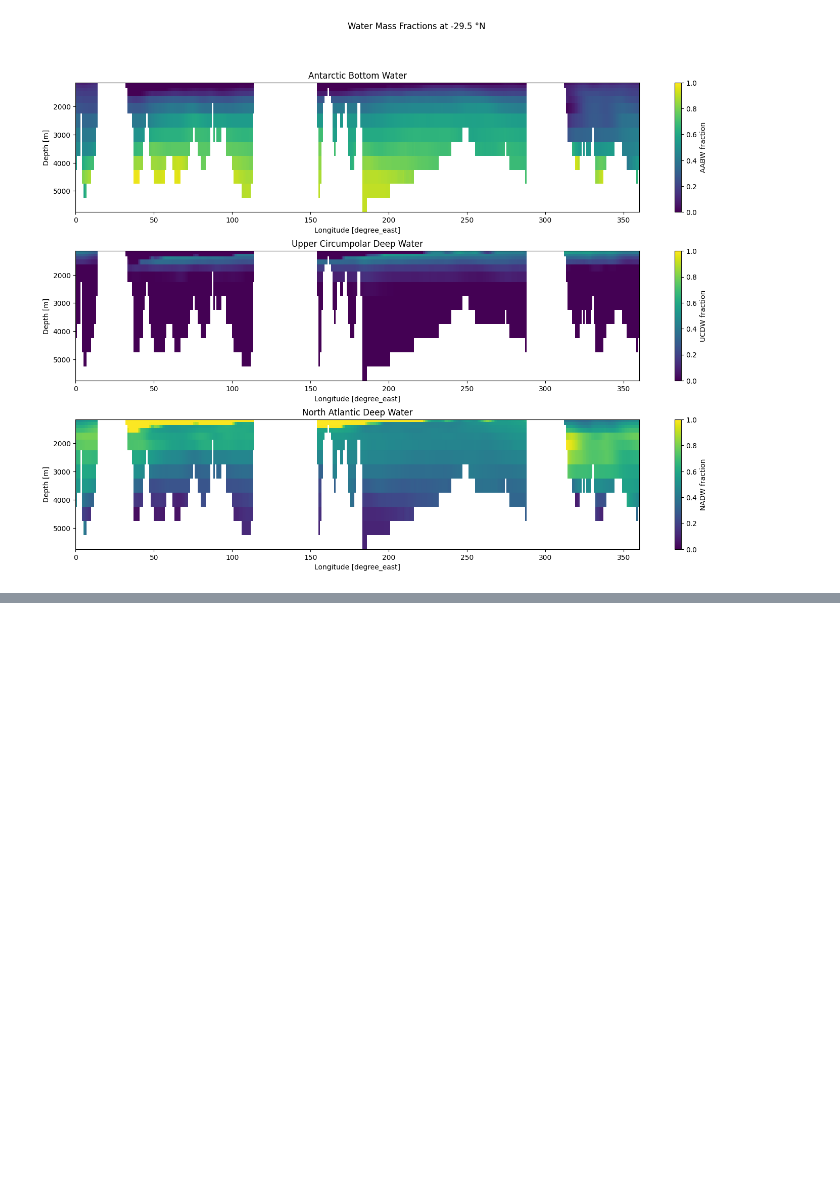
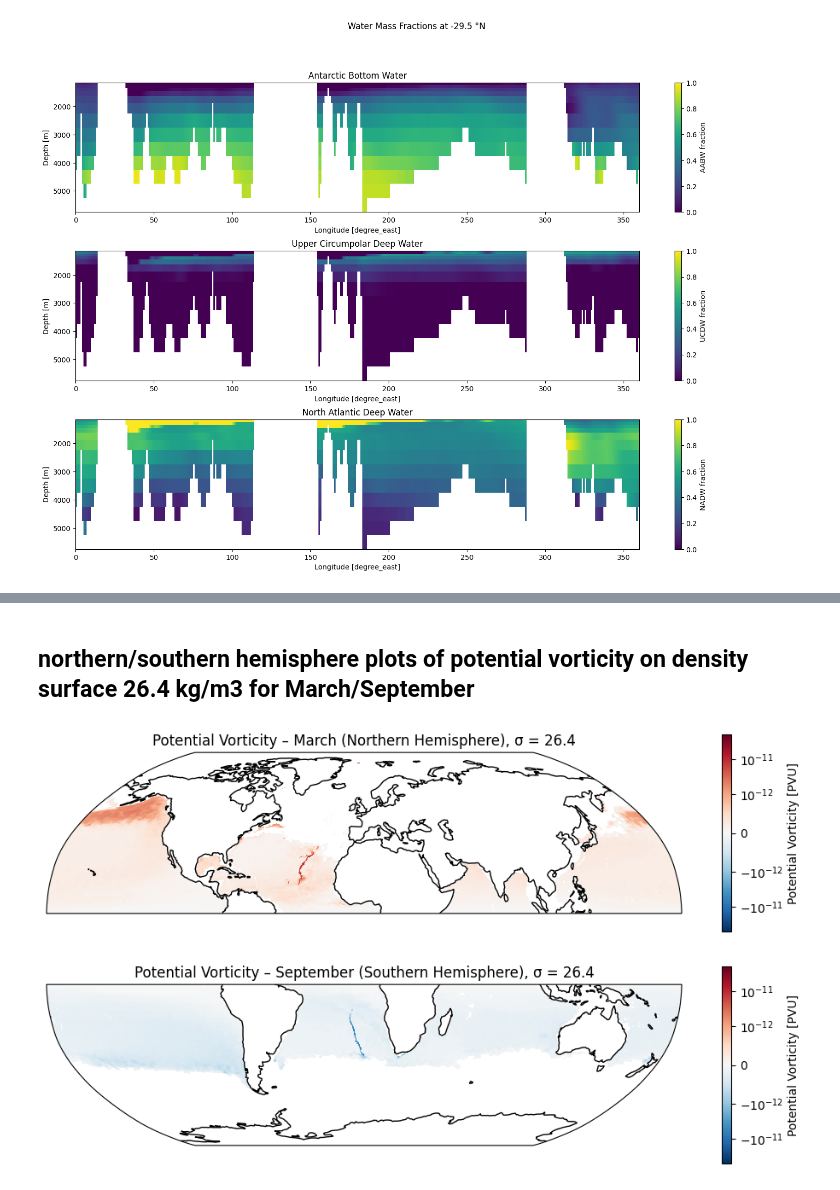
Before and after one commit to JRethemeier/Thermohaline-Circulation, a Jupyter notebook: Assignment4/Assignment4.ipynb, the cells around one changed output, grey strips where cells are left out. Drawn from its saved outputs; the diff is of its cells as text; code cells hidden in the pictures; blank space fills up the shorter version.

```diff
--- a/Assignment4/Assignment4.ipynb
+++ b/Assignment4/Assignment4.ipynb
@@ -255,0 +395,53 @@ axs[2].yaxis.set_inverted(True)
+# %% [markdown]
+## northern/southern hemisphere plots of potential vorticity on density surface 26.4 kg/m3 for March/September
+# %%
+# March: Northern Hemisphere
+pv_march_nh = pv_sigma_mar.sel(LATITUDE=slice(0, 90))
+
+vmin, vmax = -5e-11, 5e-11
+
+plt.figure(figsize=(12, 6))
+ax = plt.axes(projection=ccrs.Robinson())
+
+pv_march_nh.plot(
+    ax=ax,
+    transform=ccrs.PlateCarree(),
+    cmap="RdBu_r",
+    norm=SymLogNorm(linthresh=1e-12, linscale=1, vmin=vmin, vmax=vmax),
+    cbar_kwargs={
+        "shrink": 0.5,
+        "pad": 0.05,
+        "label": "Potential Vorticity [PVU]"
+    },
+)
+
+ax.coastlines()
+ax.set_title("Potential Vorticity – March (Northern Hemisphere), σ = 26.4")
+ax.set_extent([-180, 180, 0, 90], crs=ccrs.PlateCarree())
+plt.show()
+
+# September: Southern Hemisphere
+pv_sept_sh = pv_sigma_sep.sel(LATITUDE=slice(-90, 0))
+
+plt.figure(figsize=(12, 6))
+ax = plt.axes(projection=ccrs.Robinson())
+
+pv_sept_sh.plot(
+    ax=ax,
+    transform=ccrs.PlateCarree(),
+    cmap="RdBu_r",
+    norm=SymLogNorm(linthresh=1e-12, linscale=1, vmin=vmin, vmax=vmax),
+    cbar_kwargs={
+        "shrink": 0.5,
+        "pad": 0.05,
+        "label": "Potential Vorticity [PVU]"
+    },
+)
+
+ax.coastlines()
+ax.set_title("Potential Vorticity – September (Southern Hemisphere), σ = 26.4")
+ax.set_extent([-180, 180, -90, 0], crs=ccrs.PlateCarree())
+plt.show()
+# %% [output]
+[figure, added]
+[figure, added]
```
Also changed, not shown: parts of 12 cells of this notebook, 2 other files.
